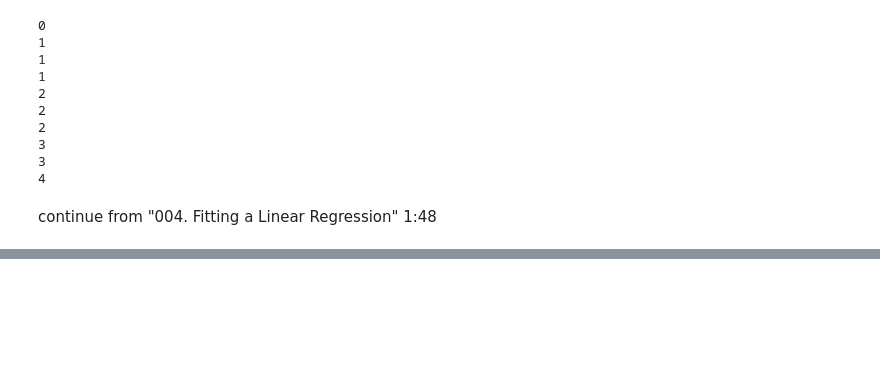
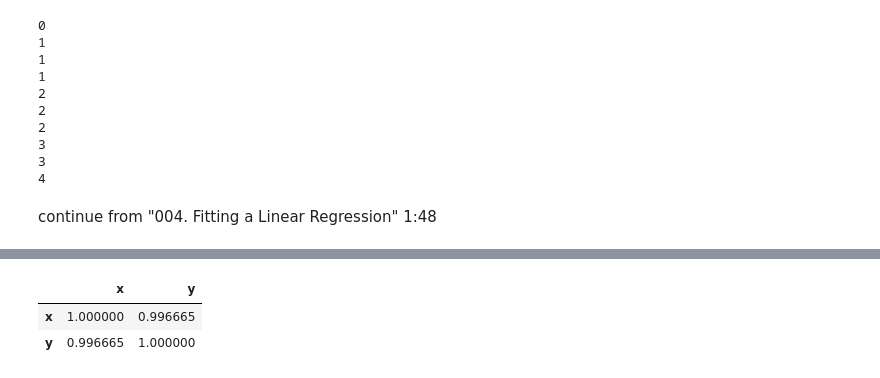
Before and after one commit to karzuan/2024-Math-for-Data-Science, a Jupyter notebook: Module 5 - Linear Regression.ipynb, the cells around one changed output, grey strips where cells are left out. Saved outputs shown, nothing was run; the diff lists cells and outputs as text; code cells hidden in the pictures; blank space fills up the shorter version.

```diff
--- a/Module 5 - Linear Regression.ipynb
+++ b/Module 5 - Linear Regression.ipynb
@@ -184,0 +658,14 @@ continue from "004. Fitting a Linear Regression" 1:48
+# %%
+from sklearn.linear_model import LinearRegression
+from sklearn.model_selection import KFold, cross_val_score
+df =pd.read_csv('https://bit.ly/3cIH97A',delimiter=',')
+
+X = df.values[:, :-1] # df.values[all rows,all columns except last column]
+Y = df.values[:, -1] # df.values[all rows,last column]
+
+# Perform a simple linear regression
+kfold = KFold(n_splits = 3, random_state=3, shuffle=True)
+model = LinearRegression()
+results = cross_val_score(model, X, Y, cv=kfold)
+print(results)
+print("MSE: mean=%.3f (stdev-%.3f)" % (results.mean(), results.std()))
@@ -184,0 +683,6 @@ continue from "004. Fitting a Linear Regression" 1:48
+# %%
+df.corr(method = 'pearson')
+# %% [output]
+|  | x | y |
+| x | 1.000000 | 0.996665 |
+| y | 0.996665 | 1.000000 |
```
Also changed, not shown: parts of 49 cells of this notebook.
